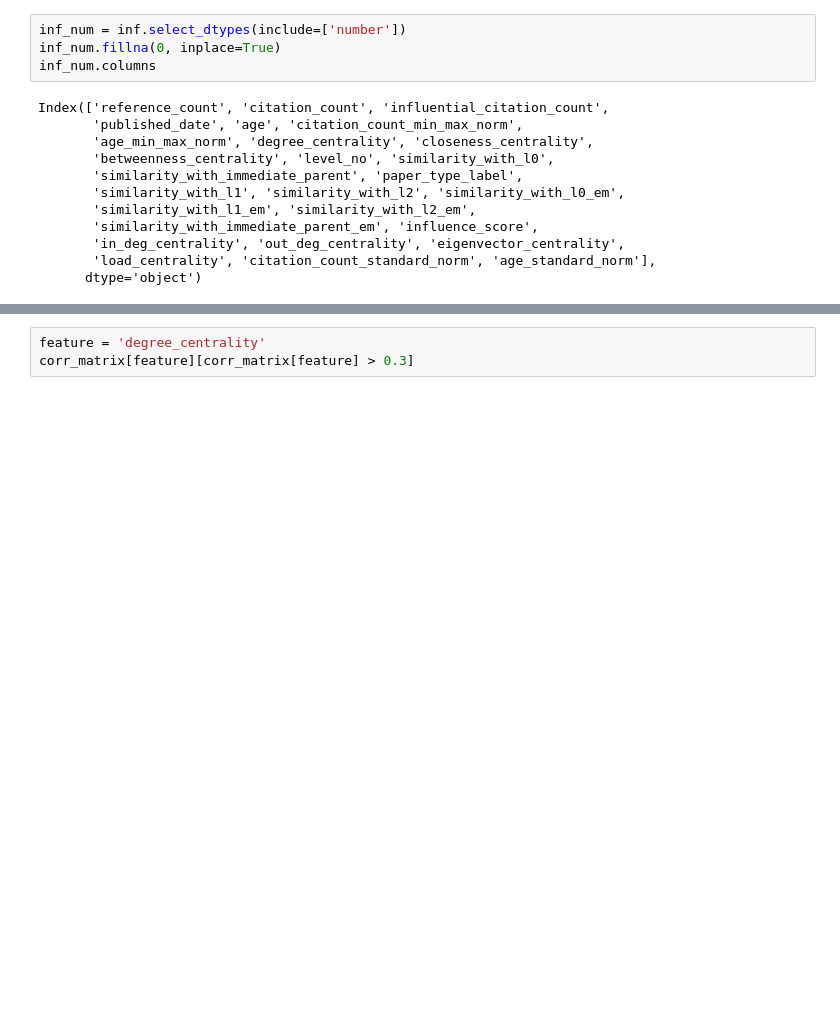
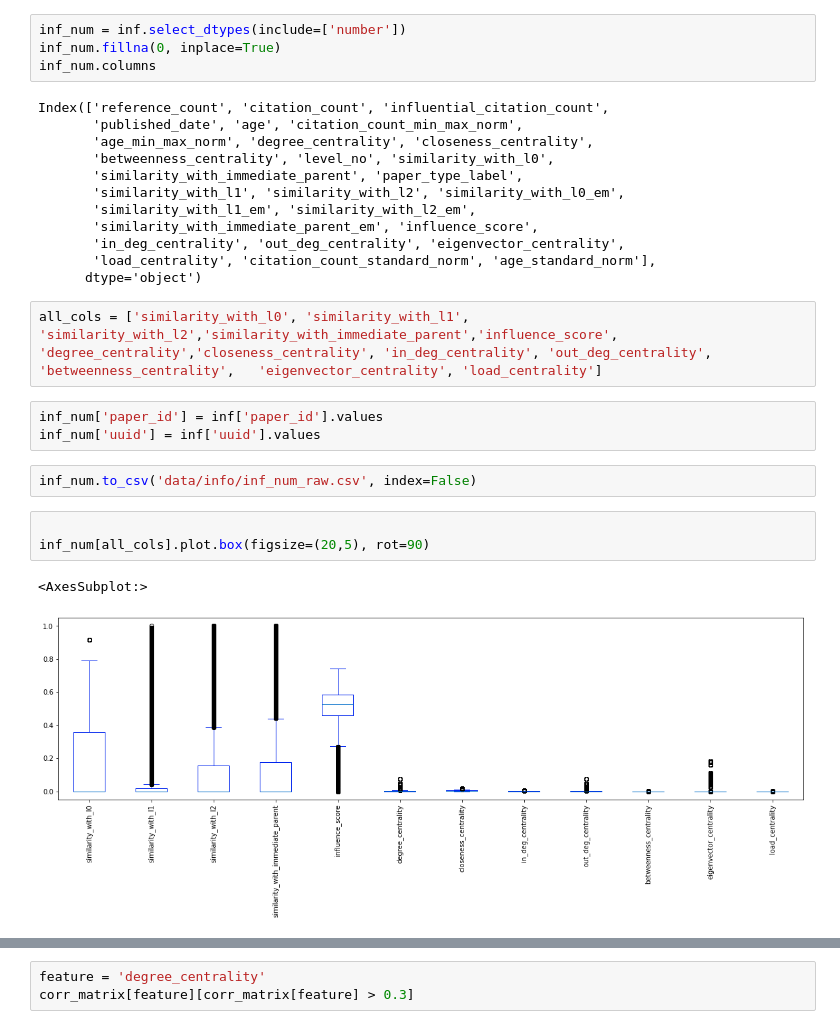
Before and after one commit to dev-SR/thesis-v1, a Jupyter notebook: eda.ipynb, the cells around one changed output, grey strips where cells are left out. Cells and saved outputs as stored; diff of their text form; blank space fills up the shorter version.

```diff
--- a/eda.ipynb
+++ b/eda.ipynb
@@ -286,3 +285,17 @@ Index(['reference_count', 'citation_count', 'influential_citation_count',
        'in_deg_centrality', 'out_deg_centrality', 'eigenvector_centrality',
        'load_centrality', 'citation_count_standard_norm', 'age_standard_norm'],
       dtype='object')
+# %%
+all_cols = ['similarity_with_l0', 'similarity_with_l1', 'similarity_with_l2','similarity_with_immediate_parent','influence_score',
+'degree_centrality','closeness_centrality', 'in_deg_centrality', 'out_deg_centrality', 'betweenness_centrality',	'eigenvector_centrality', 'load_centrality']
+# %%
+inf_num['paper_id'] = inf['paper_id'].values
+inf_num['uuid'] = inf['uuid'].values
+# %%
+inf_num.to_csv('data/info/inf_num_raw.csv', index=False)
+# %%
+
+inf_num[all_cols].plot.box(figsize=(20,5), rot=90)
+# %% [output]
+<AxesSubplot:>
+[figure, added]
```
Also changed, not shown: parts of 89 cells of this notebook, 20 other files.
